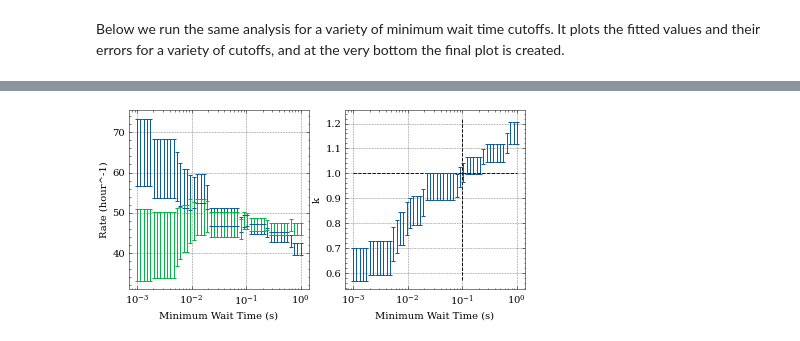
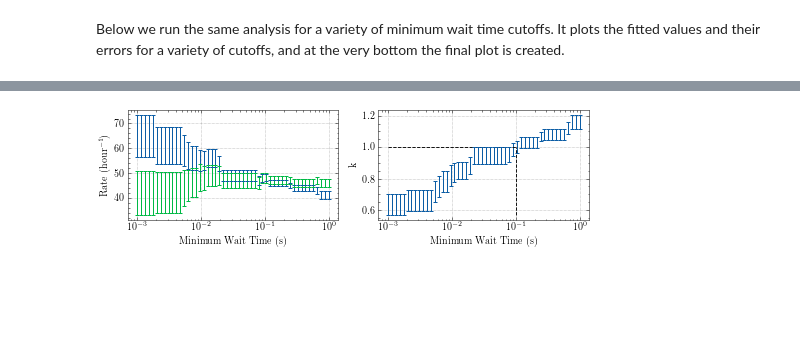
Before and after one commit to thepetabyteproject/FRB121102, a Jupyter notebook: analysis/burst_rate.ipynb, the cells around one changed output, grey strips where cells are left out. Drawn from its saved outputs; the diff is of its cells as text; code cells hidden in the pictures; blank space fills up the shorter version.

Commit message:
latex issue fixed

```diff
--- a/analysis/burst_rate.ipynb
+++ b/analysis/burst_rate.ipynb
@@ -398,37 +398,39 @@ for cutoff in cutoffs:
 # %% [output]
 [interactive output not drawn]
 # %%
-with plt.style.context(["science", "grid", "no-latex"]):
-    fig, ax = plt.subplots(1, 2, figsize=set_size(width="full", subplots=(1.5, 2)))
+with plt.style.context(["science", "grid"]):  # , "no-latex"]):
+    fig, ax = plt.subplots(1, 2, figsize=set_size(width="full", subplots=(1, 2)))
     ax[0].set_xscale("log")
     ax[0].errorbar(
         cutoffs, all_rp, yerr=all_rpe, capsize=2, linestyle="", label="Poisson r"
     )
     ax[0].errorbar(
         cutoffs, all_rw, yerr=all_rwe, capsize=2, linestyle="", label="Weibull r"
     )
     # ax[0].legend(fontsize=14)
     ax[0].set_xlabel("Minimum Wait Time (s)")
-    ax[0].set_ylabel("Rate (hour^-1)")
+    ax[0].set_ylabel(r"Rate (hour$^{-1}$)")
 
     ax[1].set_xscale("log")
     ax[1].set_xlabel("Minimum Wait Time (s)")
     ax[1].set_ylabel("k")
     ax[1].errorbar(
         cutoffs, all_kw, yerr=all_kwe, capsize=2, linestyle="", label="Weibull k"
     )
     ax[1].vlines(
         0.1,
         0.9 * np.amin(all_kw),
-        1.05 * np.amax(all_kw),
+        1,  # 1.05 * np.amax(all_kw),
         colors="k",
         linestyles="dashed",
         linewidth=0.9,
     )
-    ax[1].hlines(1.0, 0.001, 1.0, colors="k", linestyles="dashed", linewidth=0.9)
+    ax[1].hlines(1.0, 0.001, 0.1, colors="k", linestyles="dashed", linewidth=0.9)
+    plt.tight_layout()
+    plt.savefig("rate_k_vs_waittime.pdf", bbox_inches="tight", dpi=300)
     plt.show()
 # %% [output]
-[figure, old version]
+[figure, new version]
 [interactive output not drawn]
 # %%
 with plt.style.context(["science", "grid"]):  # , "no-latex"]):
```
Also changed, not shown: parts of 1 cell of this notebook.
